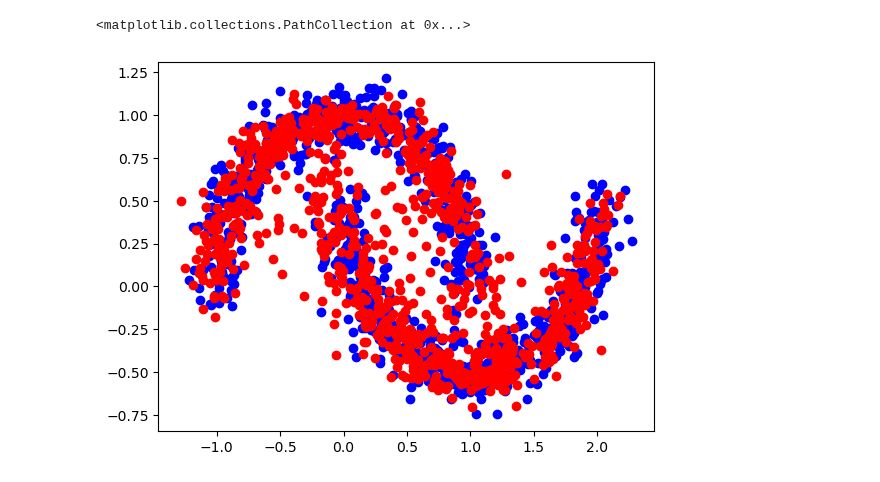
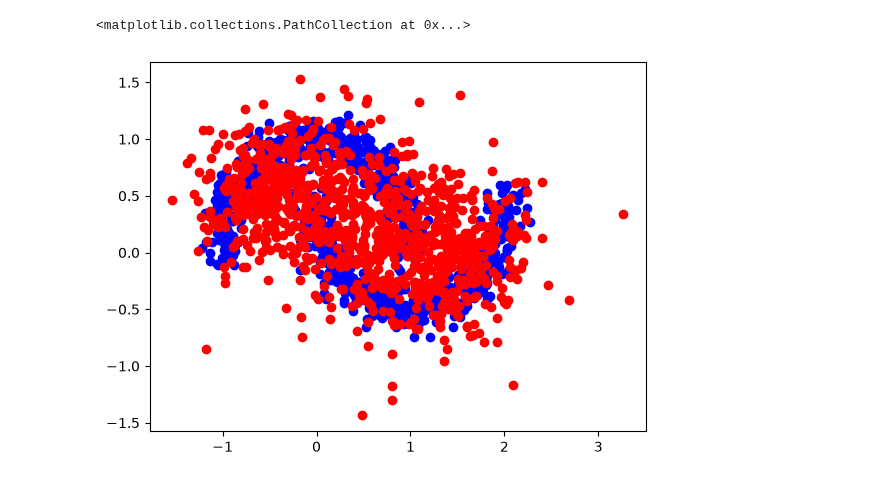
Before and after one commit to theislab/sckitflow, a Jupyter notebook: docs/notebooks/try_cfm_toy.ipynb, the cells around one changed output. Drawn from its saved outputs; the diff is of its cells as text; code cells hidden in the pictures.

Commit message:
fix docs notebooks and run them in ci

```diff
--- a/docs/notebooks/try_cfm_toy.ipynb
+++ b/docs/notebooks/try_cfm_toy.ipynb
@@ -11,6 +11,8 @@ adata = get_toy_dataset("moons", noise=0.1).adata
 builder = ModelBuilder.from_adata(adata)
 
 # step 2: attach the method and get a ready-to-train model
+# `device_id` defaults to cuda when available and cpu otherwise, so leaving it
+# unset keeps the notebook runnable everywhere.
 model = builder.build(
     method_id="cfm",
     vf_decoder_mlp_kwargs={
@@ -19,13 +21,12 @@ model = builder.build(
             32,
         ]
     },
-    device_id="mps",
     time_features_id="torch-cfm",
     conditioning_id="resnet1d",
     # probability_path=probability_paths.SchrodingerBridgeProbabilityPath(1.0)
 )
 
 # train model
-model.train(adata, n_train_steps=100_000, optim_kwargs={"lr": 1e-4})
+model.train(adata, n_train_steps=2_000, optim_kwargs={"lr": 1e-4})
 
-plt.plot(model.trainer._training_logs["loss"])
+plt.plot([log["loss"] for log in model.trainer.train_logs_raw])
@@ -32,14 +36,16 @@ plt.plot(model.trainer._training_logs["loss"])
 # %%
 # predict
-adata_pred = model.predict(adata)
+# CFM here generates from noise (there is no source distribution), so `predict`
+# needs to be told how many samples to draw per observation.
+adata_pred = model.predict(adata, n_samples=1)
 
 # visualize
 plt.scatter(
     adata.X[:, 0],
     adata.X[:, 1],
     color="blue",
 )
 plt.scatter(adata_pred.X[:, 0], adata_pred.X[:, 1], color="red")
 # %% [output]
 <matplotlib.collections.PathCollection at 0x...>
-[figure, old version]
+[figure, new version]
```
Also changed, not shown: parts of 1 cell of this notebook, 6 other files.
